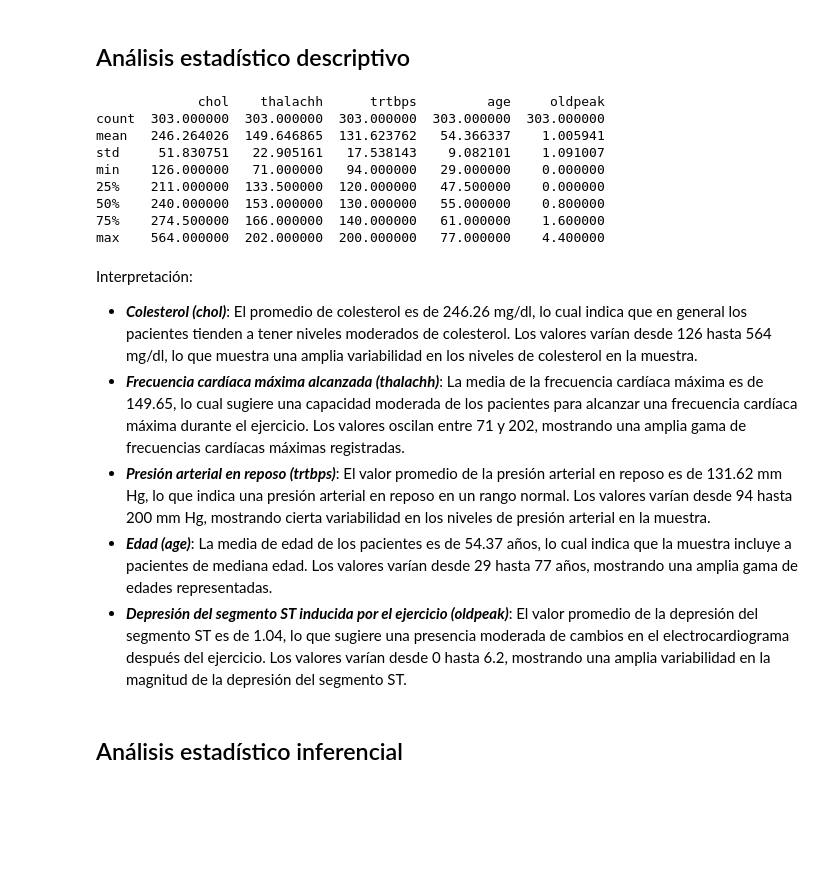
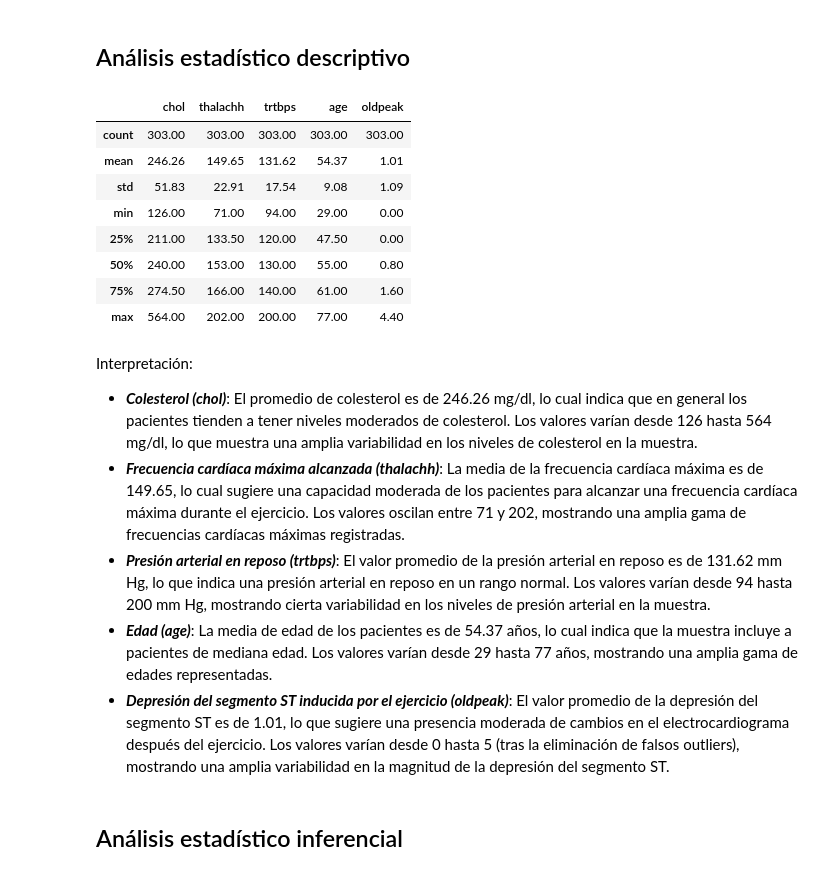
Before and after one commit to OscarTienda/heart-attack-analysis-prection, a Jupyter notebook: code/heart-attack-analysis-prediction.ipynb, the cells around one changed output. Drawn from its saved outputs; the diff is of its cells as text; code cells hidden in the pictures; blank space fills up the shorter version.

Commit message:
fix/_adapt_texts_in_analisis_estadistico_descriptivo_after_changes_in_oldpeak_outlier_treatment

```diff
--- a/code/heart-attack-analysis-prediction.ipynb
+++ b/code/heart-attack-analysis-prediction.ipynb
@@ -503,24 +503,24 @@ plt.show()
 # %%
 # Obtener estadísticas descriptivas de las variables nuuméricas
 df_numerical = df_cleaned[numerical_vars]  # Filtrar solo las columnas numéricas de interés
-print(df_numerical.describe())
+display(pd.DataFrame(df_numerical.describe().apply(lambda x: round(x, 2))))  # Redondear a 2 decimales
 # %% [output]
-             chol    thalachh      trtbps         age     oldpeak
-count  303.000000  303.000000  303.000000  303.000000  303.000000
-mean   246.264026  149.646865  131.623762   54.366337    1.005941
-std     51.830751   22.905161   17.538143    9.082101    1.091007
-min    126.000000   71.000000   94.000000   29.000000    0.000000
-25%    211.000000  133.500000  120.000000   47.500000    0.000000
-50%    240.000000  153.000000  130.000000   55.000000    0.800000
-75%    274.500000  166.000000  140.000000   61.000000    1.600000
-max    564.000000  202.000000  200.000000   77.000000    4.400000
+|  | chol | thalachh | trtbps | age | oldpeak |
+| count | 303.00 | 303.00 | 303.00 | 303.00 | 303.00 |
+| mean | 246.26 | 149.65 | 131.62 | 54.37 | 1.01 |
+| std | 51.83 | 22.91 | 17.54 | 9.08 | 1.09 |
+| min | 126.00 | 71.00 | 94.00 | 29.00 | 0.00 |
+| 25% | 211.00 | 133.50 | 120.00 | 47.50 | 0.00 |
+| 50% | 240.00 | 153.00 | 130.00 | 55.00 | 0.80 |
+| 75% | 274.50 | 166.00 | 140.00 | 61.00 | 1.60 |
+| max | 564.00 | 202.00 | 200.00 | 77.00 | 4.40 |
 # %% [markdown]
 Interpretación:
 - ___Colesterol (chol)___: El promedio de colesterol es de 246.26 mg/dl, lo cual indica que en general los pacientes tienden a tener niveles moderados de colesterol. Los valores varían desde 126 hasta 564 mg/dl, lo que muestra una amplia variabilidad en los niveles de colesterol en la muestra.
 - ___Frecuencia cardíaca máxima alcanzada (thalachh)___: La media de la frecuencia cardíaca máxima es de 149.65, lo cual sugiere una capacidad moderada de los pacientes para alcanzar una frecuencia cardíaca máxima durante el ejercicio. Los valores oscilan entre 71 y 202, mostrando una amplia gama de frecuencias cardíacas máximas registradas.
 - ___Presión arterial en reposo (trtbps)___: El valor promedio de la presión arterial en reposo es de 131.62 mm Hg, lo que indica una presión arterial en reposo en un rango normal. Los valores varían desde 94 hasta 200 mm Hg, mostrando cierta variabilidad en los niveles de presión arterial en la muestra.
 - ___Edad (age)___: La media de edad de los pacientes es de 54.37 años, lo cual indica que la muestra incluye a pacientes de mediana edad. Los valores varían desde 29 hasta 77 años, mostrando una amplia gama de edades representadas.
-- ___Depresión del segmento ST inducida por el ejercicio (oldpeak)___: El valor promedio de la depresión del segmento ST es de 1.04, lo que sugiere una presencia moderada de cambios en el electrocardiograma después del ejercicio. Los valores varían desde 0 hasta 6.2, mostrando una amplia variabilidad en la magnitud de la depresión del segmento ST.
+- ___Depresión del segmento ST inducida por el ejercicio (oldpeak)___: El valor promedio de la depresión del segmento ST es de 1.01, lo que sugiere una presencia moderada de cambios en el electrocardiograma después del ejercicio. Los valores varían desde 0 hasta 5 (tras la eliminación de falsos outliers), mostrando una amplia variabilidad en la magnitud de la depresión del segmento ST.
 # %% [markdown]
 ## Análisis estadístico inferencial
 # %% [markdown]
```
